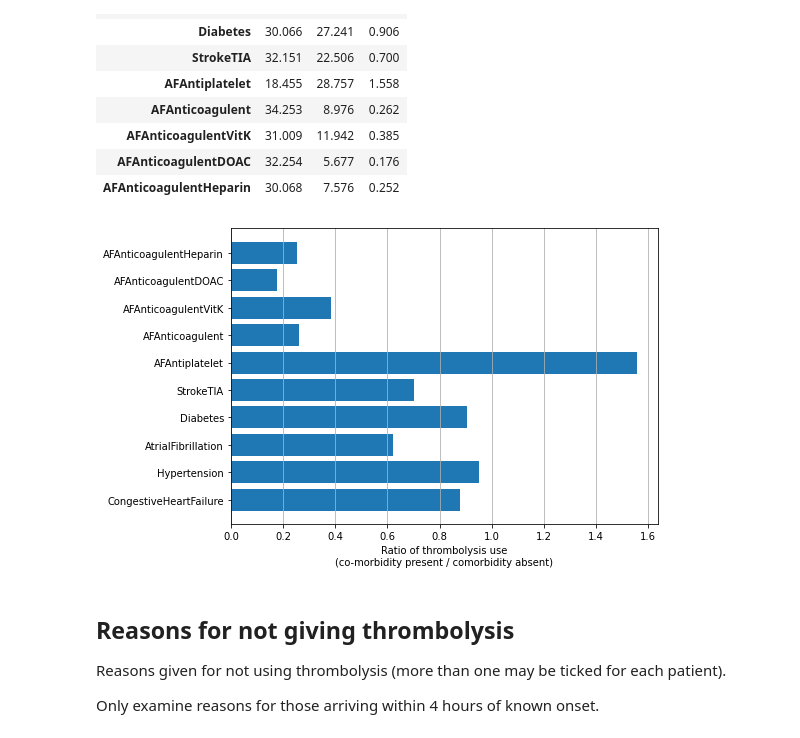
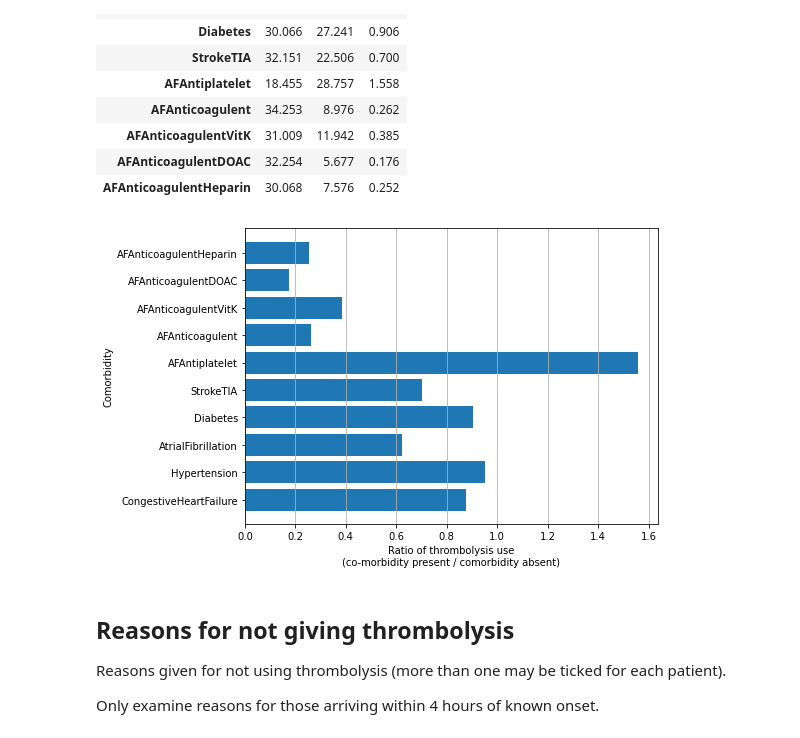
Before and after one commit to samuel-book/samuel-1, a Jupyter notebook: _sources/descriptive_stats/04_thrombolysis_general.ipynb, the cells around one changed output. Saved outputs shown, nothing was run; the diff lists cells and outputs as text; code cells hidden in the pictures.

```diff
--- a/_sources/descriptive_stats/04_thrombolysis_general.ipynb
+++ b/_sources/descriptive_stats/04_thrombolysis_general.ipynb
@@ -381,20 +382,21 @@ comord_df
 # %%
 # Set up figure
 fig = plt.figure(figsize=(8,5))
 ax = fig.add_subplot()
 x = comord_df.index
 y = comord_df['Ratio']
 
 ax.barh(x, y)
 ax.set_xlabel(
     'Ratio of thrombolysis use\n(co-morbidity present / comorbidity absent)')
+ax.set_ylabel('Comorbidity')
 ax.grid(axis='x')
 
 plt.tight_layout()
 plt.savefig('output/thrombolysis_use_by_comorbidity.jpg', dpi=300)
 plt.show()
 # %% [output]
-[figure, old version]
+[figure, new version]
 # %% [markdown]
 ## Reasons for not giving thrombolysis
 
```
Also changed, not shown: parts of 2 cells of this notebook, 28 other files.
